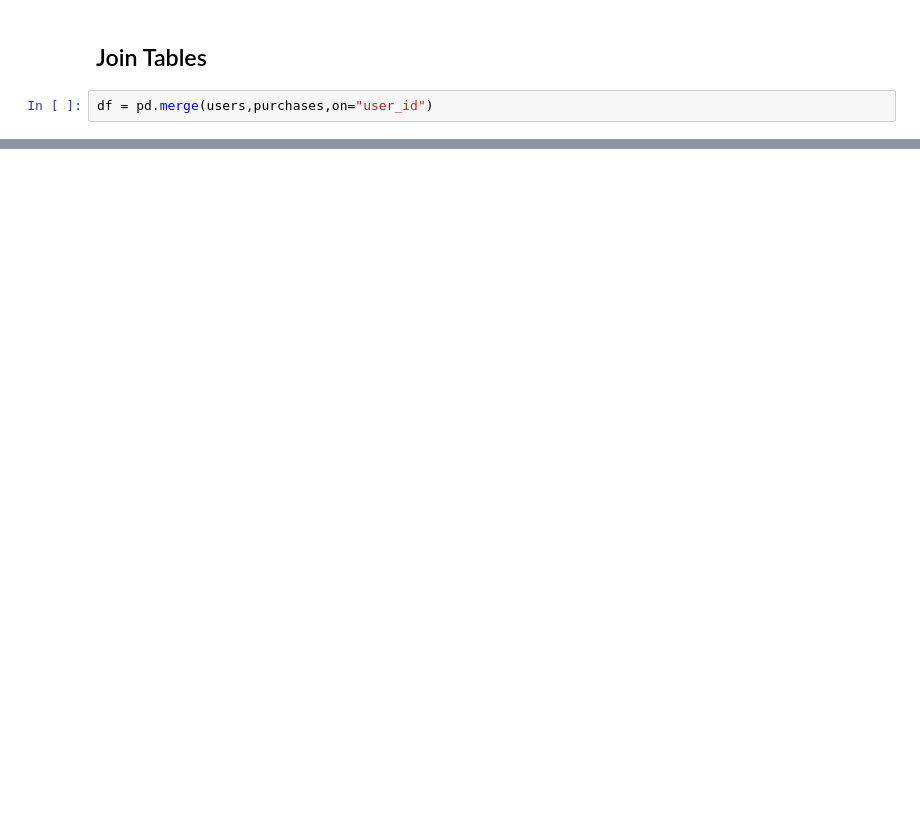
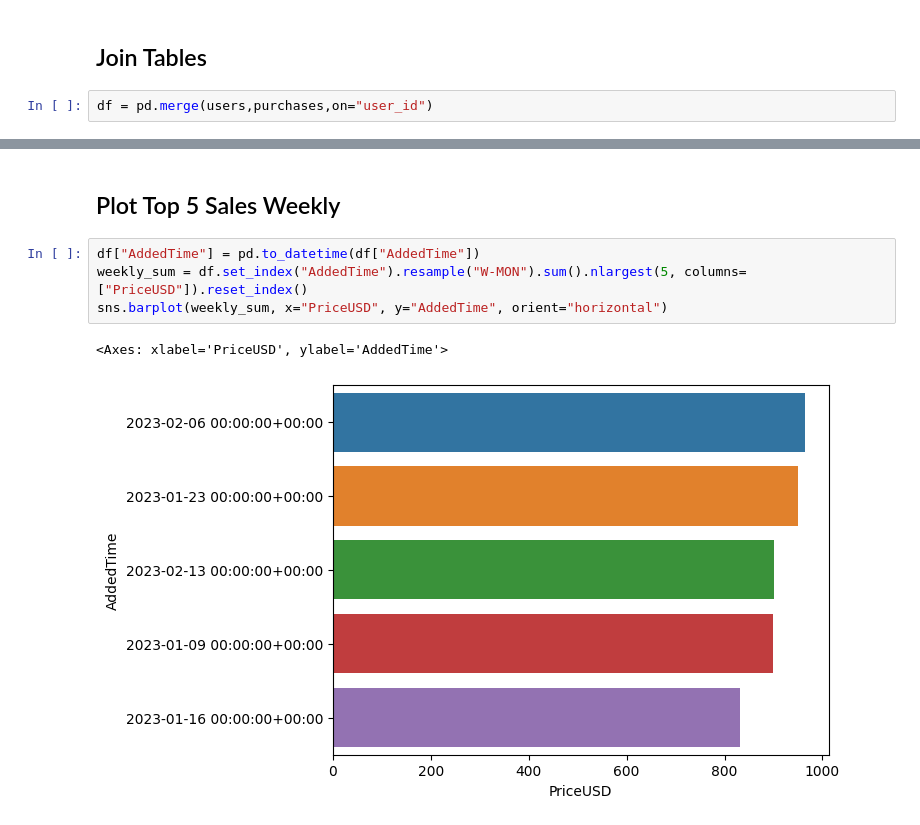
Before and after one commit to VavRe/data-mining-ut, a Jupyter notebook: HW1/Q2.ipynb, the cells around one changed output, grey strips where cells are left out. Drawn from its saved outputs; the diff is of its cells as text; blank space fills up the shorter version.

```diff
--- a/HW1/Q2.ipynb
+++ b/HW1/Q2.ipynb
@@ -55,0 +67,9 @@ df
+# %% [markdown]
+## Plot Top 5 Sales Weekly
+# %%
+df["AddedTime"] = pd.to_datetime(df["AddedTime"])
+weekly_sum = df.set_index("AddedTime").resample("W-MON").sum().nlargest(5, columns=["PriceUSD"]).reset_index()
+sns.barplot(weekly_sum, x="PriceUSD", y="AddedTime", orient="horizontal")
+# %% [output]
+<Axes: xlabel='PriceUSD', ylabel='AddedTime'>
+[figure, added]
```
Also changed, not shown: parts of 13 cells of this notebook, 1 other file.
